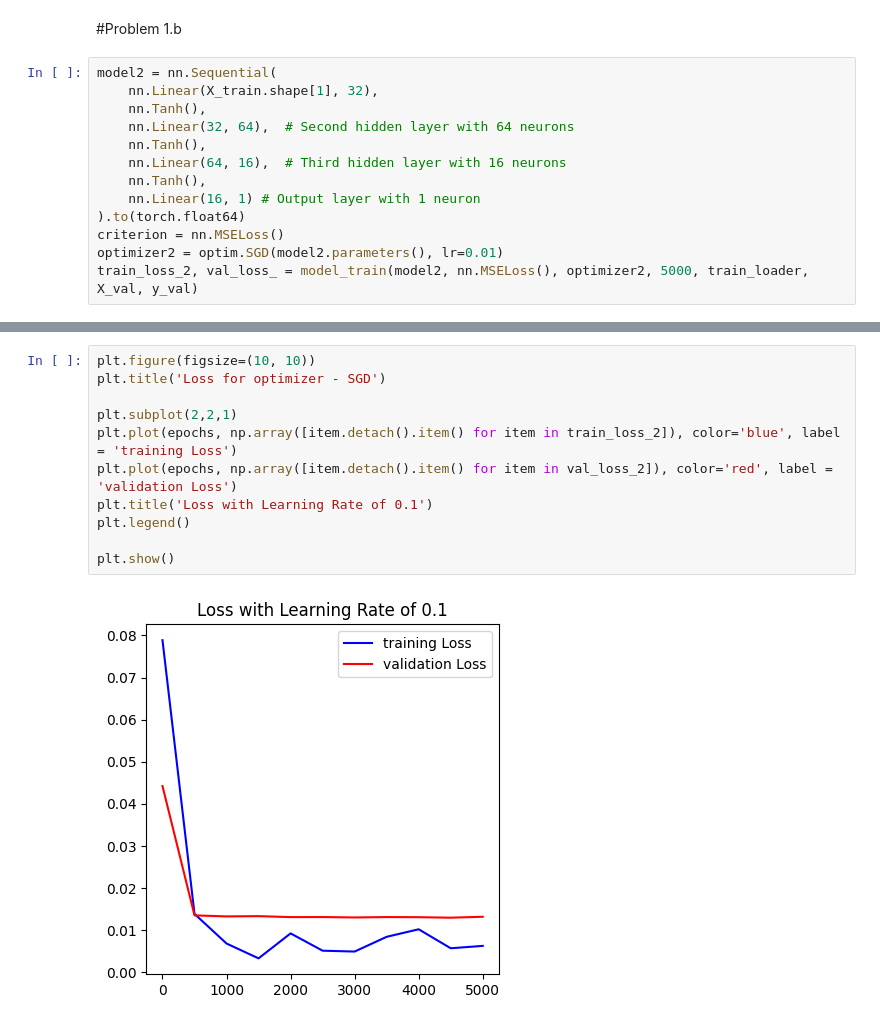
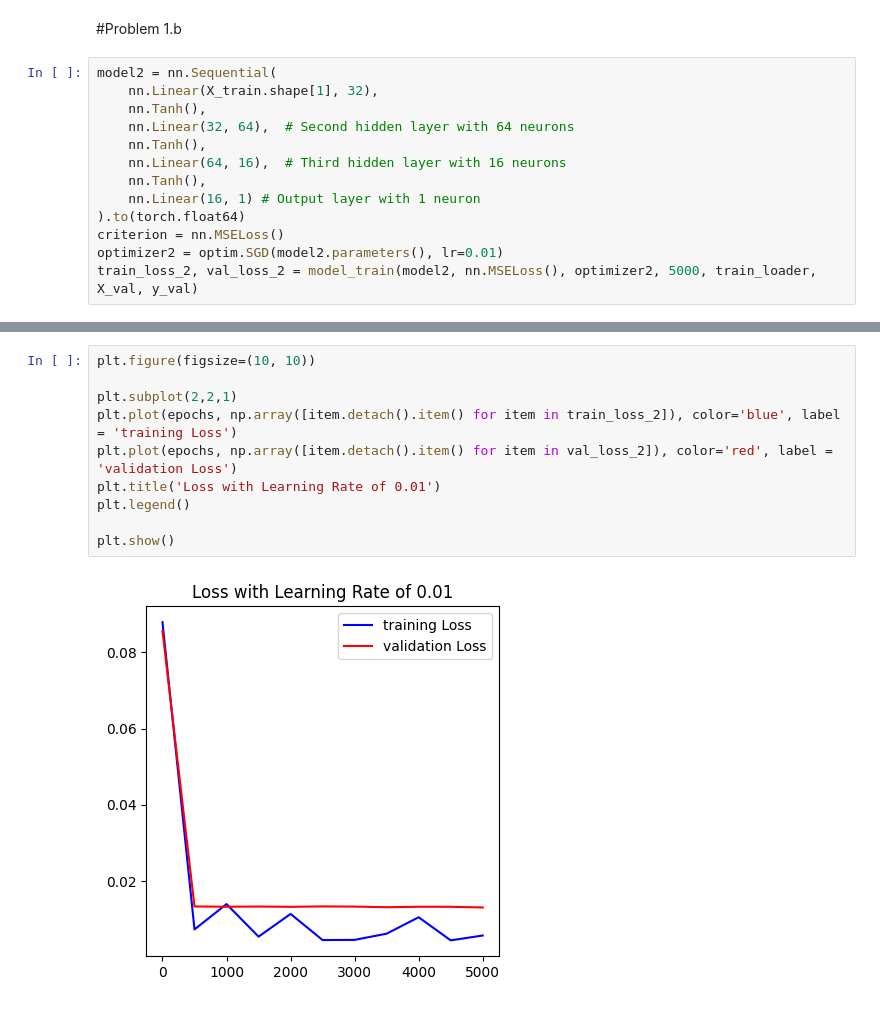
Before and after one commit to Dhanush-adk/machine_learning, a Jupyter notebook: assignment_6/assignment_6_1.ipynb, the cells around one changed output, grey strips where cells are left out. Drawn from its saved outputs; the diff is of its cells as text.

```diff
--- a/assignment_6/assignment_6_1.ipynb
+++ b/assignment_6/assignment_6_1.ipynb
@@ -211,5 +180,5 @@ model2 = nn.Sequential(
 ).to(torch.float64)
 criterion = nn.MSELoss()
 optimizer2 = optim.SGD(model2.parameters(), lr=0.01)
-train_loss_2, val_loss_ = model_train(model2, nn.MSELoss(), optimizer2, 5000, train_loader, X_val, y_val)
+train_loss_2, val_loss_2 = model_train(model2, nn.MSELoss(), optimizer2, 5000, train_loader, X_val, y_val)
 # %% [output]
@@ -248,13 +213,12 @@ time: 565 µs (started: 2023-11-30 21:51:54 +00:00)
 # %%
 plt.figure(figsize=(10, 10))
-plt.title('Loss for optimizer - SGD')
 
 plt.subplot(2,2,1)
 plt.plot(epochs, np.array([item.detach().item() for item in train_loss_2]), color='blue', label = 'training Loss')
 plt.plot(epochs, np.array([item.detach().item() for item in val_loss_2]), color='red', label = 'validation Loss')
-plt.title('Loss with Learning Rate of 0.1')
+plt.title('Loss with Learning Rate of 0.01')
 plt.legend()
 
 plt.show()
 # %% [output]
-[figure, old version]
+[figure, new version]
```
Also changed, not shown: parts of 24 cells of this notebook.
